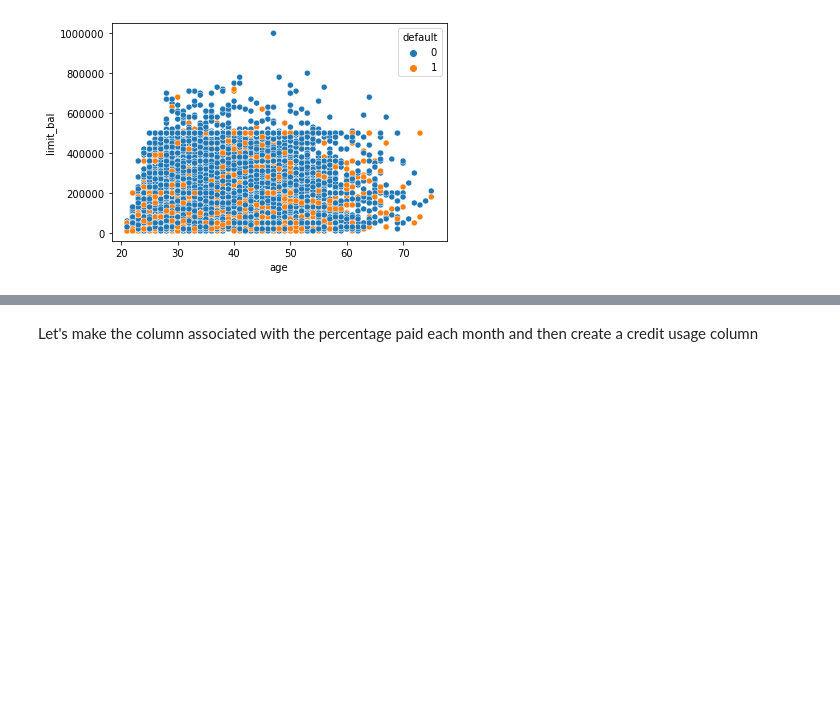
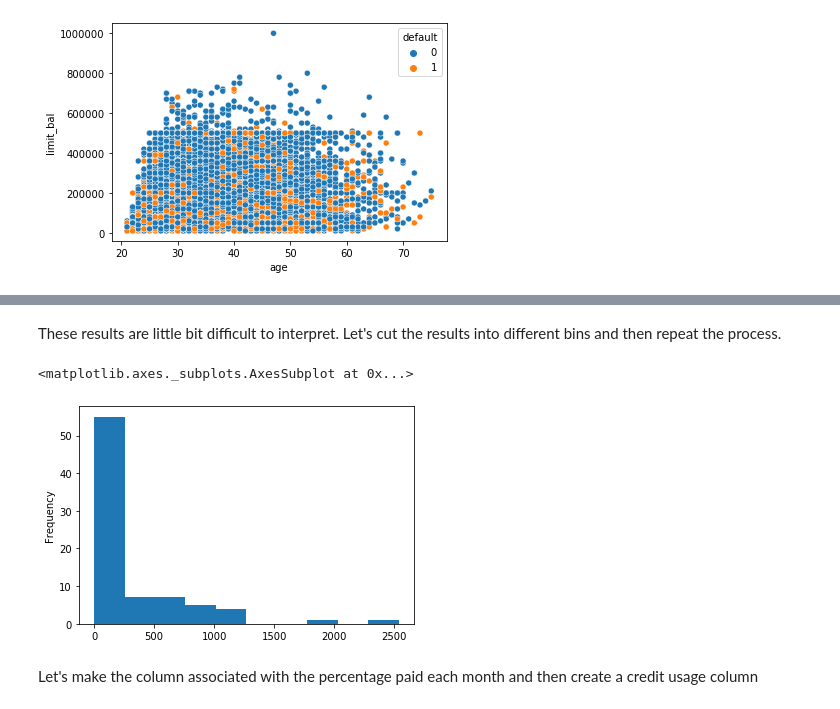
Before and after one commit to SlimHintz/credit-card-default-detection, a Jupyter notebook: dataComprehension.ipynb, the cells around one changed output, grey strips where cells are left out. Cells and saved outputs as stored; diff of their text form; code cells hidden in the pictures; blank space fills up the shorter version.

```diff
--- a/dataComprehension.ipynb
+++ b/dataComprehension.ipynb
@@ -376,0 +395,10 @@ sns.scatterplot(data=df1, x='age', y='limit_bal', hue='default')
+# %% [markdown]
+These results are little bit difficult to interpret. Let's cut the results into different bins and then repeat the process.
+# %%
+credit_limit_categories = pd.cut(df1.limit_bal, 80)
+credit_limit_categories
+df1['limit_cat_10'] = credit_limit_categories
+df1.groupby(['limit_cat_10']).id.count().plot(kind='hist')
+# %% [output]
+<matplotlib.axes._subplots.AxesSubplot at 0x...>
+[figure, added]
```
Also changed, not shown: parts of 24 cells of this notebook, 1 other file.
